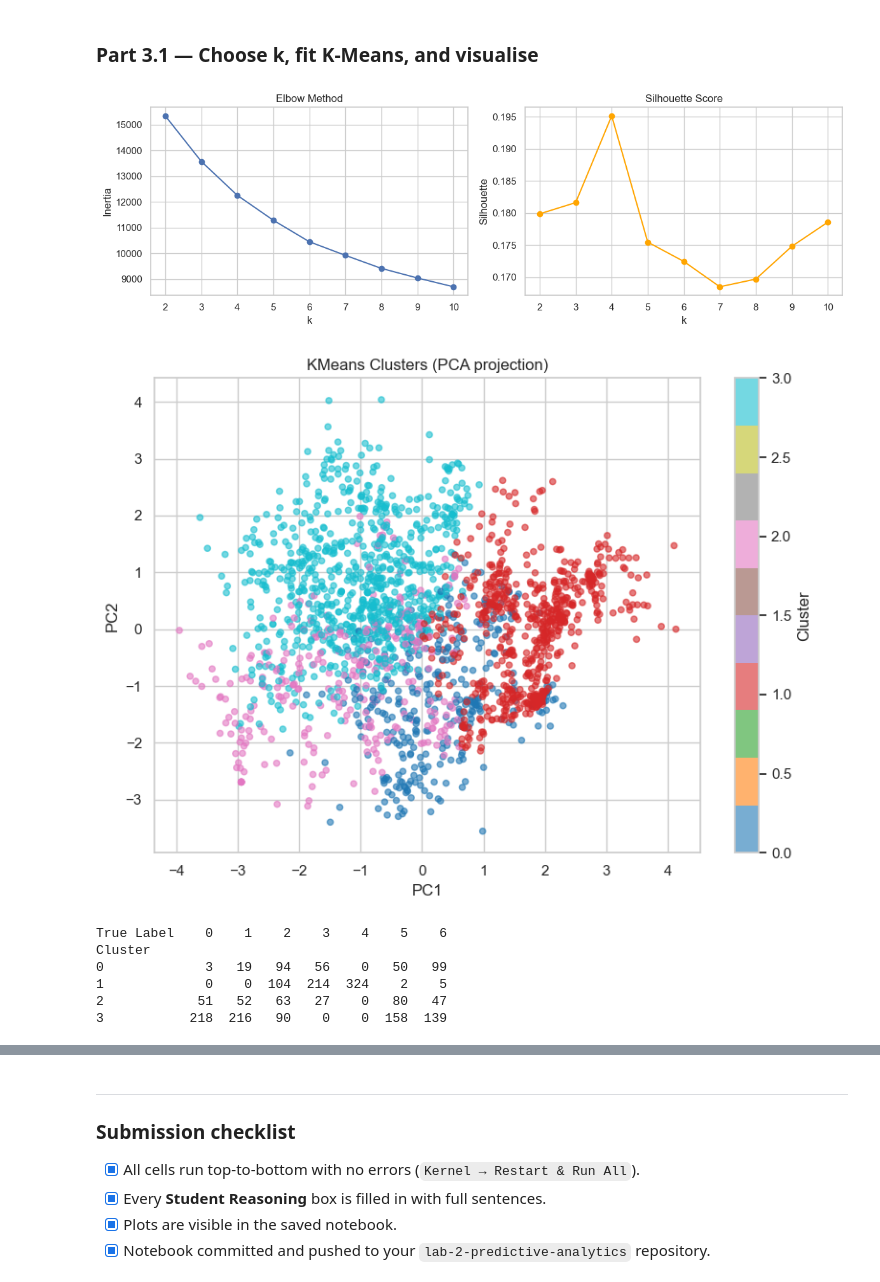
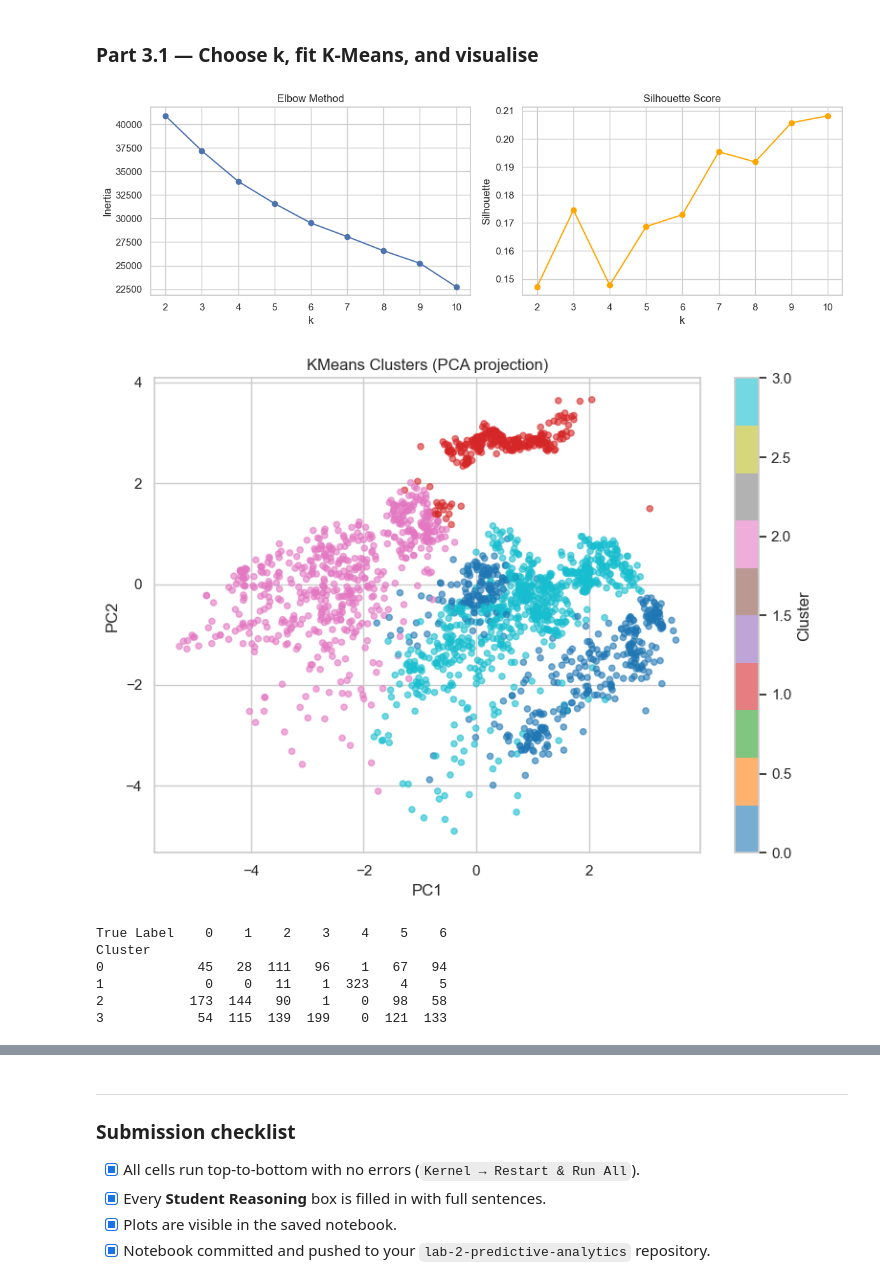
Before and after one commit to jupiterbouncer/Subair_Oluwademilade_Lab2, a Jupyter notebook: lab_2_predictive_analytics.ipynb, the cells around one changed output, grey strips where cells are left out. Drawn from its saved outputs; the diff is of its cells as text; code cells hidden in the pictures.

```diff
--- a/lab_2_predictive_analytics.ipynb
+++ b/lab_2_predictive_analytics.ipynb
@@ -560,8 +567,9 @@ from sklearn.metrics import silhouette_score
 from sklearn.decomposition import PCA
 
 # Use ONLY the scaled obesity features (no target) for clustering.
+cluster_scaler = StandardScaler()
 X_cluster = obesity.drop(columns=["NObeyesdad"])
-X_cluster_scaled = scaler.transform(X_cluster[numeric_cols])
+X_cluster_scaled = cluster_scaler.fit_transform(X_cluster)
 
 # Choose the number of clusters k with the Elbow method (and/or silhouette score).
 inertias, silhouettes = [], []
@@ -583,35 +591,35 @@ axes[0].set_ylabel("Inertia")
 axes[1].plot(K, silhouettes, marker="o", color="orange")
 axes[1].set_title("Silhouette Score")
 axes[1].set_xlabel("k")
 axes[1].set_ylabel("Silhouette")
 
 plt.tight_layout()
 plt.show()
 
 # Fit KMeans with your chosen k (random_state=RANDOM_STATE) and get cluster labels.
 k_chosen = 4  # previously 7
 km_final = KMeans(n_clusters=k_chosen, random_state=RANDOM_STATE, n_init=10)
 cluster_labels = km_final.fit_predict(X_cluster_scaled)
 
 # Visualise the clusters in 2D.
 # Pick two informative features (e.g. Weight vs Height) OR reduce to 2D with PCA
 # and colour points by cluster.
 pca = PCA(n_components=2, random_state=RANDOM_STATE)
 X_2d = pca.fit_transform(X_cluster_scaled)
 
 plt.figure(figsize=(8, 6))
 scatter = plt.scatter(
     X_2d[:, 0], X_2d[:, 1], c=cluster_labels, cmap="tab10", alpha=0.6, s=20
 )
 plt.colorbar(scatter, label="Cluster")
 plt.title("KMeans Clusters (PCA projection)")
 plt.xlabel("PC1")
 plt.ylabel("PC2")
 plt.tight_layout()
 plt.show()
 # %% [output]
-[figure, old version]
+[figure, new version]
-[figure, old version]
+[figure, new version]
 # %%
 # How well do the clusters line up with the TRUE obesity levels? Do some clusters map cleanly onto specific obesity levels?
 # Cluster didn't line up and some labels bled into another. With k = 7, it didn't match cleanly but k = 4 had better mapping
@@ -628,10 +636,10 @@ print(
 # %% [output]
 True Label    0    1    2    3    4    5    6
 Cluster
-0             3   19   94   56    0   50   99
-1             0    0  104  214  324    2    5
-2            51   52   63   27    0   80   47
-3           218  216   90    0    0  158  139
+0            45   28  111   96    1   67   94
+1             0    0   11    1  323    4    5
+2           173  144   90    1    0   98   58
+3            54  115  139  199    0  121  133
 # %% [markdown]
 **Student Reasoning — Clustering**
 _1. How did you choose k? Quote the Elbow/silhouette evidence._
```
Also changed, not shown: parts of 9 cells of this notebook.
